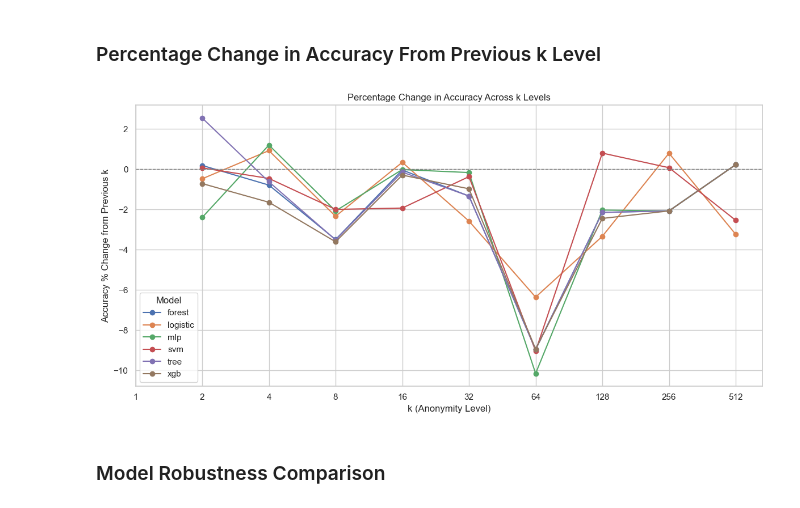
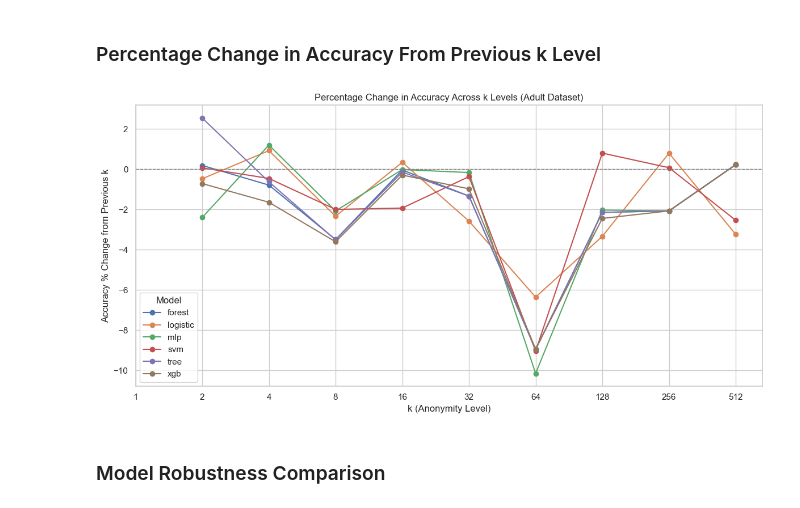
Before and after one commit to idilissever/comp430project, a Jupyter notebook: data_visualizations/adult_dataset_analysis.ipynb, the cells around one changed output. Drawn from its saved outputs; the diff is of its cells as text; code cells hidden in the pictures.

```diff
--- a/data_visualizations/adult_dataset_analysis.ipynb
+++ b/data_visualizations/adult_dataset_analysis.ipynb
@@ -128,26 +128,26 @@ plt.show()
 # %%
 # Compute and plot percentage change in accuracy with respect to previous k level
 df_sorted = df_adult.sort_values(by=["model", "k"])
 df_sorted['accuracy_pct_change'] = df_sorted.groupby('model')['accuracy'].pct_change() * 100
 
 # Plot percentage change for each model
 plt.figure(figsize=(12, 6))
 for model in df_sorted['model'].unique():
     subset = df_sorted[df_sorted['model'] == model]
     plt.plot(subset['k'], subset['accuracy_pct_change'], marker='o', label=model)
 
 plt.xscale('log', base=2)
 plt.xticks(df_adult['k'].unique(), labels=df_adult['k'].unique())
 plt.axhline(0, linestyle='--', color='gray', linewidth=1)
-plt.title('Percentage Change in Accuracy Across k Levels')
+plt.title('Percentage Change in Accuracy Across k Levels (Adult Dataset)')
 plt.xlabel('k (Anonymity Level)')
 plt.ylabel('Accuracy % Change from Previous k')
 plt.legend(title='Model')
 plt.grid(True)
 plt.tight_layout()
 plt.show()
 # %% [output]
-[figure, old version]
+[figure, new version]
 # %% [markdown]
 ### Model Robustness Comparison
 # %%
```
Also changed, not shown: parts of 5 cells of this notebook, 19 other files.
